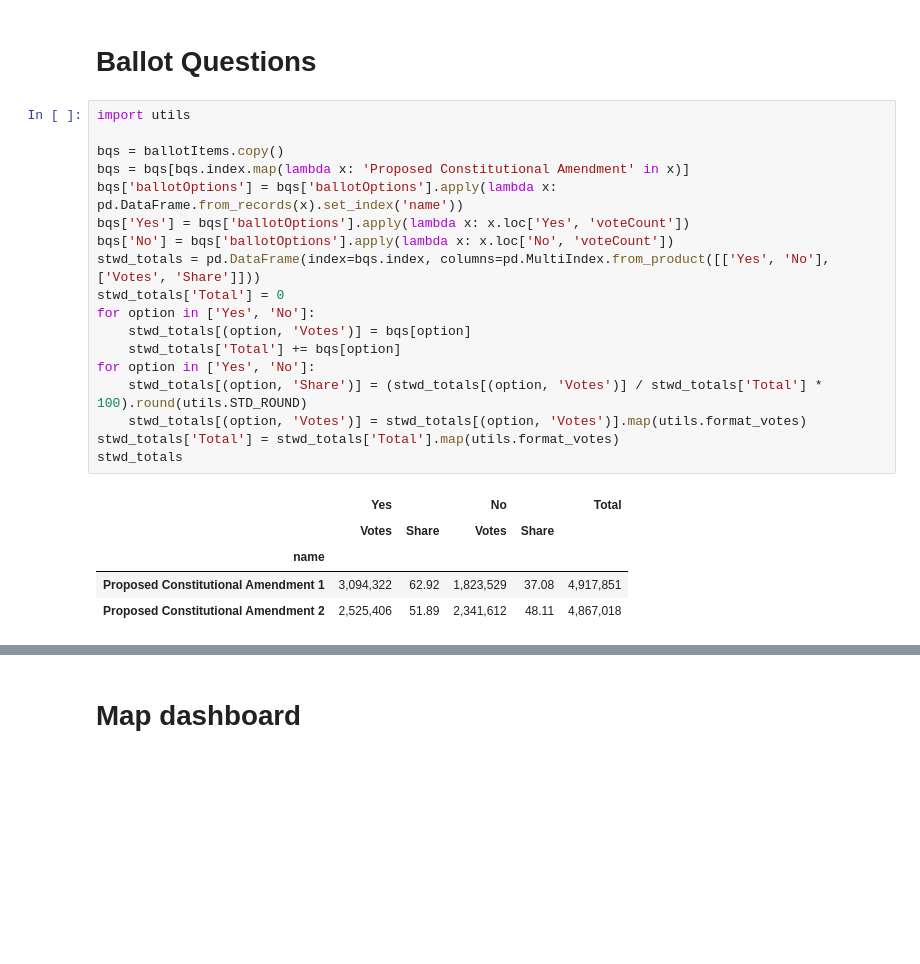
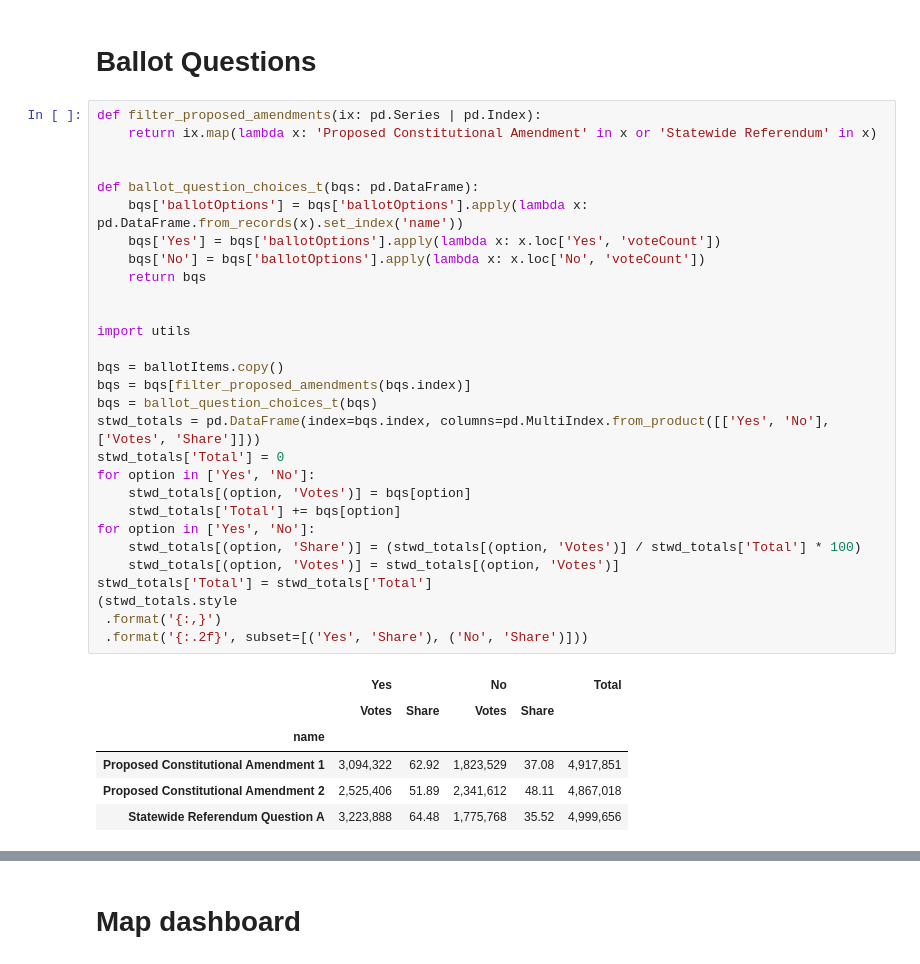
Before and after one commit to davidboers/2026electionmodels, a Jupyter notebook: sos.ipynb, the cells around one changed output, grey strips where cells are left out. Cells and saved outputs as stored; diff of their text form; blank space fills up the shorter version.

```diff
--- a/sos.ipynb
+++ b/sos.ipynb
@@ -314,27 +305,39 @@ sum_generic_ballot(sh)
 | Dem | 2,154,901 | 45.00% |
 # %% [markdown]
 # Ballot Questions
-# %%
-import utils
-
-bqs = ballotItems.copy()
-bqs = bqs[bqs.index.map(lambda x: 'Proposed Constitutional Amendment' in x)]
-bqs['ballotOptions'] = bqs['ballotOptions'].apply(lambda x: pd.DataFrame.from_records(x).set_index('name'))
-bqs['Yes'] = bqs['ballotOptions'].apply(lambda x: x.loc['Yes', 'voteCount'])
-bqs['No'] = bqs['ballotOptions'].apply(lambda x: x.loc['No', 'voteCount'])
-stwd_totals = pd.DataFrame(index=bqs.index, columns=pd.MultiIndex.from_product([['Yes', 'No'], ['Votes', 'Share']]))
-stwd_totals['Total'] = 0
-for option in ['Yes', 'No']:
-    stwd_totals[(option, 'Votes')] = bqs[option]
-    stwd_totals['Total'] += bqs[option]
-for option in ['Yes', 'No']:
-    stwd_totals[(option, 'Share')] = (stwd_totals[(option, 'Votes')] / stwd_totals['Total'] * 100).round(utils.STD_ROUND)
-    stwd_totals[(option, 'Votes')] = stwd_totals[(option, 'Votes')].map(utils.format_votes)
-stwd_totals['Total'] = stwd_totals['Total'].map(utils.format_votes)
-stwd_totals
-# %% [output]
-|  | Yes |  | No |  | Total |
-|  | Votes | Share | Votes | Share |  |
-| name |  |  |  |  |  |
-| Proposed Constitutional Amendment 1 | 3,094,322 | 62.92 | 1,823,529 | 37.08 | 4,917,851 |
-| Proposed Constitutional Amendment 2 | 2,525,406 | 51.89 | 2,341,612 | 48.11 | 4,867,018 |
+# %%
+def filter_proposed_amendments(ix: pd.Series | pd.Index):
+    return ix.map(lambda x: 'Proposed Constitutional Amendment' in x or 'Statewide Referendum' in x)
+
+
+def ballot_question_choices_t(bqs: pd.DataFrame):
+    bqs['ballotOptions'] = bqs['ballotOptions'].apply(lambda x: pd.DataFrame.from_records(x).set_index('name'))
+    bqs['Yes'] = bqs['ballotOptions'].apply(lambda x: x.loc['Yes', 'voteCount'])
+    bqs['No'] = bqs['ballotOptions'].apply(lambda x: x.loc['No', 'voteCount'])
+    return bqs
+
+
+import utils
+
+bqs = ballotItems.copy()
+bqs = bqs[filter_proposed_amendments(bqs.index)]
+bqs = ballot_question_choices_t(bqs)
+stwd_totals = pd.DataFrame(index=bqs.index, columns=pd.MultiIndex.from_product([['Yes', 'No'], ['Votes', 'Share']]))
+stwd_totals['Total'] = 0
+for option in ['Yes', 'No']:
+    stwd_totals[(option, 'Votes')] = bqs[option]
+    stwd_totals['Total'] += bqs[option]
+for option in ['Yes', 'No']:
+    stwd_totals[(option, 'Share')] = (stwd_totals[(option, 'Votes')] / stwd_totals['Total'] * 100)
+    stwd_totals[(option, 'Votes')] = stwd_totals[(option, 'Votes')]
+stwd_totals['Total'] = stwd_totals['Total']
+(stwd_totals.style
+ .format('{:,}')
+ .format('{:.2f}', subset=[('Yes', 'Share'), ('No', 'Share')]))
+# %% [output]
+|  | Yes |  | No |  | Total |
+|  | Votes | Share | Votes | Share |  |
+| name |  |  |  |  |  |
+| Proposed Constitutional Amendment 1 | 3,094,322 | 62.92 | 1,823,529 | 37.08 | 4,917,851 |
+| Proposed Constitutional Amendment 2 | 2,525,406 | 51.89 | 2,341,612 | 48.11 | 4,867,018 |
+| Statewide Referendum Question A | 3,223,888 | 64.48 | 1,775,768 | 35.52 | 4,999,656 |
```
Also changed, not shown: parts of 3 cells of this notebook, 45 other files.
